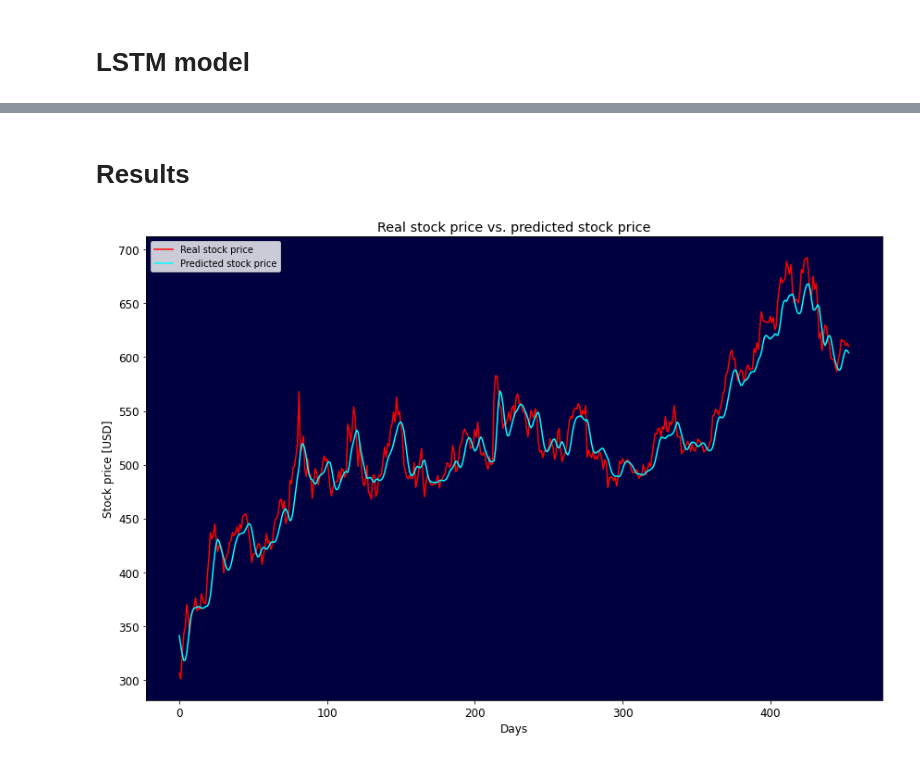
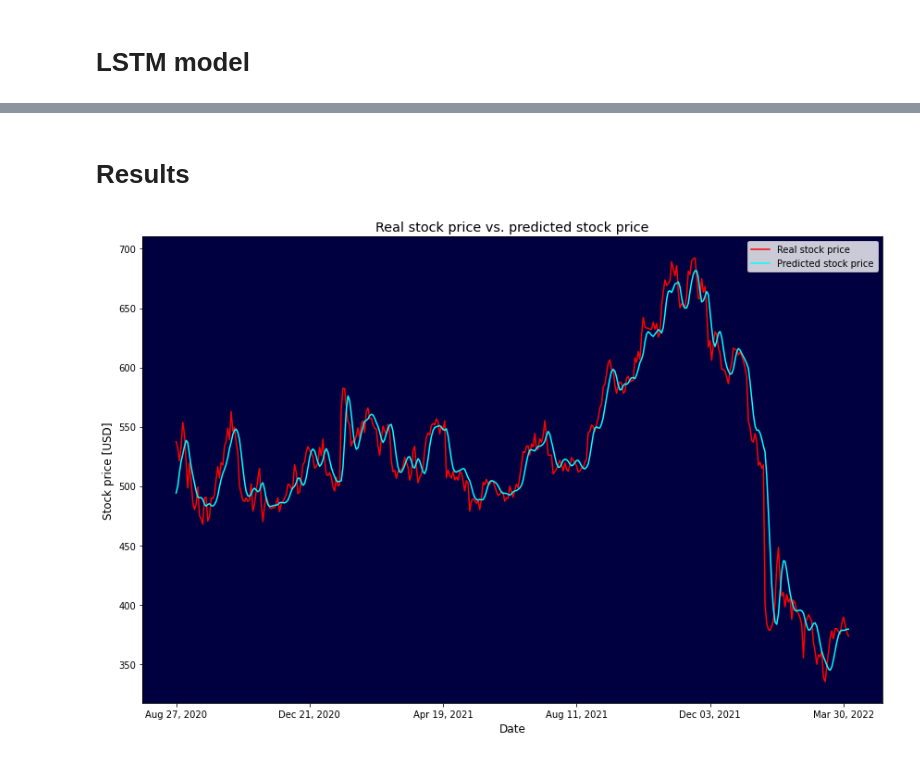
Before and after one commit to rtiedra/data-science, a Jupyter notebook: stock_price/stock_price.ipynb, the cells around one changed output, grey strips where cells are left out. Cells and saved outputs as stored; diff of their text form; code cells hidden in the pictures.

```diff
--- a/stock_price/stock_price.ipynb
+++ b/stock_price/stock_price.ipynb
@@ -34,9 +41,12 @@ arr.shape
 # %%
 # Splitting the data into a training set stored in array "arr_train" (first 80% of the rows of "arr")
-# And a test set stored in array "arr_test" (last 20% of the rows of "arr").
+# And a test set stored in array "arr_test" (last 20% of the rows of "arr")
+# Storing in list "dates" the dates corresponding to "arr_test"
 
 arr_train = arr[:int(arr.shape[0]*0.8)]
 arr_test = arr[int(arr.shape[0]*0.8):]
-print(arr_train.shape)
-print(arr_test.shape)
+dates = df['Date'].tolist()[int(arr.shape[0]*0.8):]
+print('Shape of arr_train:', arr_train.shape)
+print('Shape of arr_train:', arr_test.shape)
+print('Length of dates:', len(dates))
 # %% [output]
@@ -82,7 +93,14 @@ def create_data(arr):
     x, y = np.array(x), np.array(y)
     return x,y
 # %%
-# Using the function "create_data" to create the training and test datasets
+# Using the function "create_data" to create the training and test datasets suitable for the LSTM model
+# Storing in "dates" the set of dates corresponding to "y_test"
 
 x_train, y_train = create_data(arr_train)
 x_test, y_test = create_data(arr_test)
+dates = dates[50:]
+print('Shape of x_train:', x_train.shape)
+print('Shape of y_train:', y_train.shape)
+print('Shape of x_test:', x_test.shape)
+print('Shape of y_test:', y_test.shape)
+print('Length of dates:', len(dates))
@@ -157,23 +185,24 @@ model = load_model('stock_price.h5')
 predicted_prices = model.predict(x_test)
 predicted_prices = scaler.inverse_transform(predicted_prices)
 real_prices = scaler.inverse_transform(y_test.reshape(-1, 1))
-# %% [markdown]
-# Results
+# %% [markdown]
+# Results
 # %%
 # Line plot of real stock prices vs. predicted stock prices
 # Parameters, title and legend of the line plot
 
 _, p = plt.subplots(figsize=(12,8))
 
-p.plot(real_prices, color='r', label='Real stock price')
-p.plot(predicted_prices, color='cyan', label='Predicted stock price')
+p.plot(dates, real_prices, color='r', label='Real stock price')
+p.plot(dates, predicted_prices, color='cyan', label='Predicted stock price')
 
 p.set_title('Real stock price vs. predicted stock price', size='x-large')
 p.set_ylabel('Stock price [USD]', size='large')
-p.set_xlabel('Days', size='large')
+plt.xticks(np.arange(0, len(dates)+1, 80))
+p.set_xlabel('Date', size='large')
 p.set_facecolor('#000040')
 p.legend()
 
 plt.tight_layout()
 # %% [output]
-[figure, old version]
+[figure, new version]
```
Also changed, not shown: parts of 10 cells of this notebook, 2 other files.
